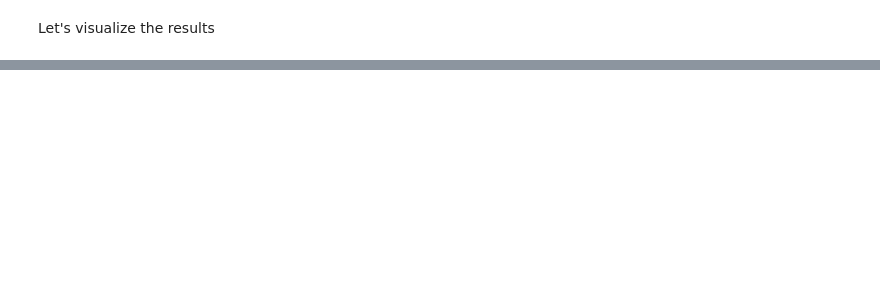
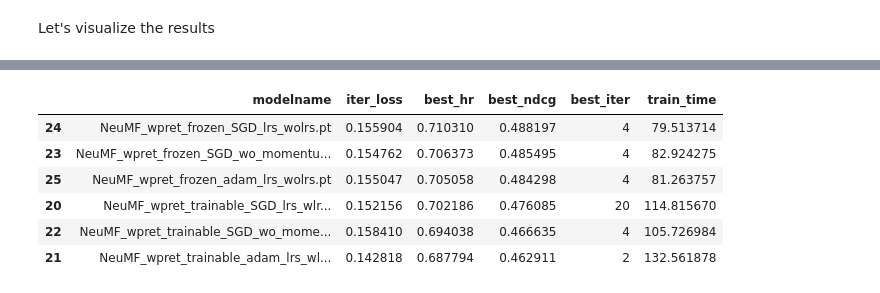
Before and after one commit to jrzaurin/RecoTour, a Jupyter notebook: Amazon/Chapter05_results_summary.ipynb, the cells around one changed output, grey strips where cells are left out. Drawn from its saved outputs; the diff is of its cells as text; code cells hidden in the pictures; blank space fills up the shorter version.

```diff
--- a/Amazon/Chapter05_results_summary.ipynb
+++ b/Amazon/Chapter05_results_summary.ipynb
@@ -96,0 +103,12 @@ Also, you do not want to get "too good" predicting ratings. In general you want
+# %%
+(df_results[(df_results.modelname.str.contains('NeuMF'))
+            & ~(df_results.modelname.str.contains('MSE'))]
+    .sort_values('best_hr', ascending=False))
+# %% [output]
+|  | modelname | iter_loss | best_hr | best_ndcg | best_iter | train_time |
+| 24 | NeuMF_wpret_frozen_SGD_lrs_wolrs.pt | 0.155904 | 0.710310 | 0.488197 | 4 | 79.513714 |
+| 23 | NeuMF_wpret_frozen_SGD_wo_momentu... | 0.154762 | 0.706373 | 0.485495 | 4 | 82.924275 |
+| 25 | NeuMF_wpret_frozen_adam_lrs_wolrs.pt | 0.155047 | 0.705058 | 0.484298 | 4 | 81.263757 |
+| 20 | NeuMF_wpret_trainable_SGD_lrs_wlr... | 0.152156 | 0.702186 | 0.476085 | 20 | 114.815670 |
+| 22 | NeuMF_wpret_trainable_SGD_wo_mome... | 0.158410 | 0.694038 | 0.466635 | 4 | 105.726984 |
+| 21 | NeuMF_wpret_trainable_adam_lrs_wl... | 0.142818 | 0.687794 | 0.462911 | 2 | 132.561878 |
```
Also changed, not shown: parts of 9 cells of this notebook, 3 other files.
